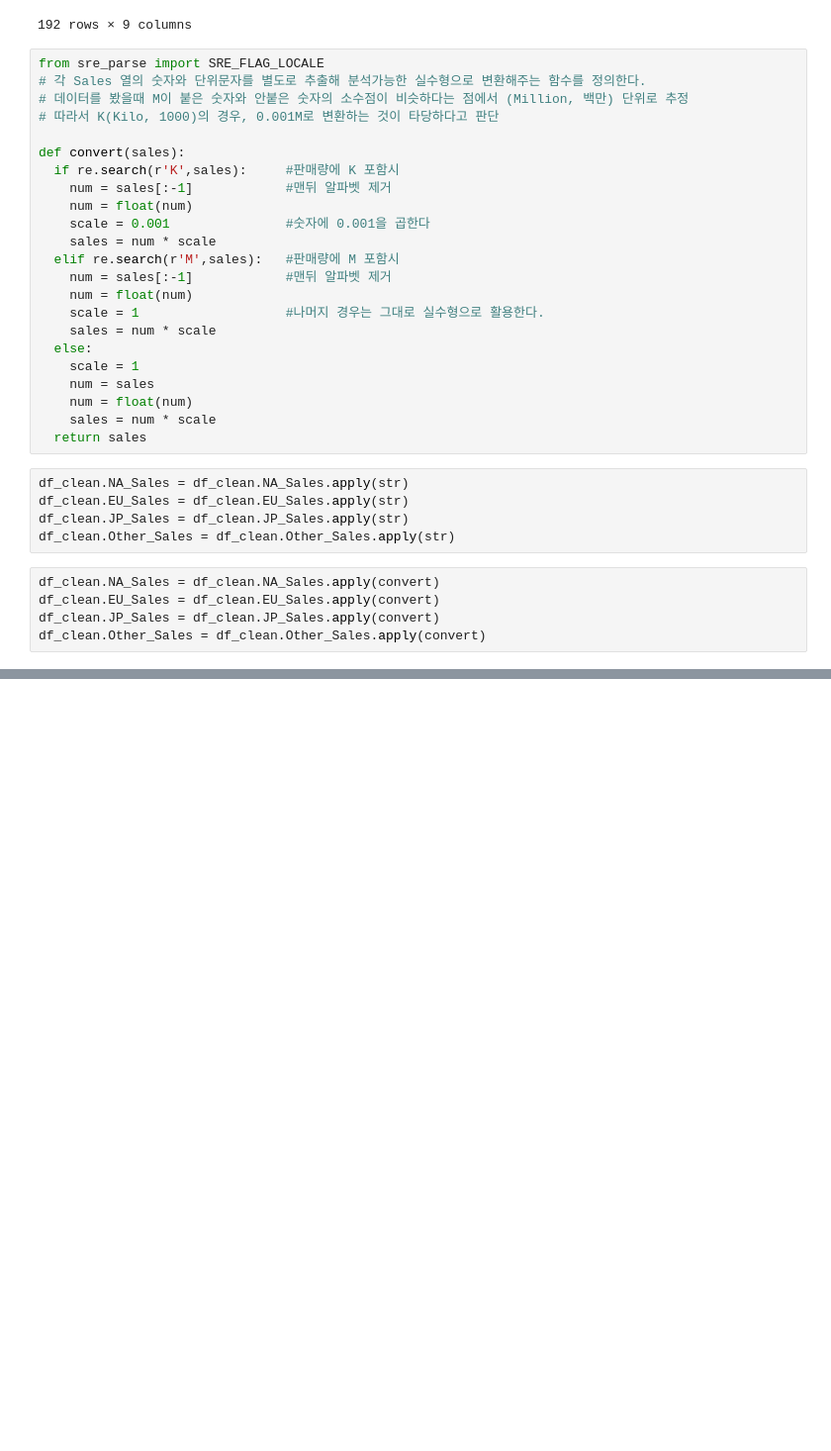
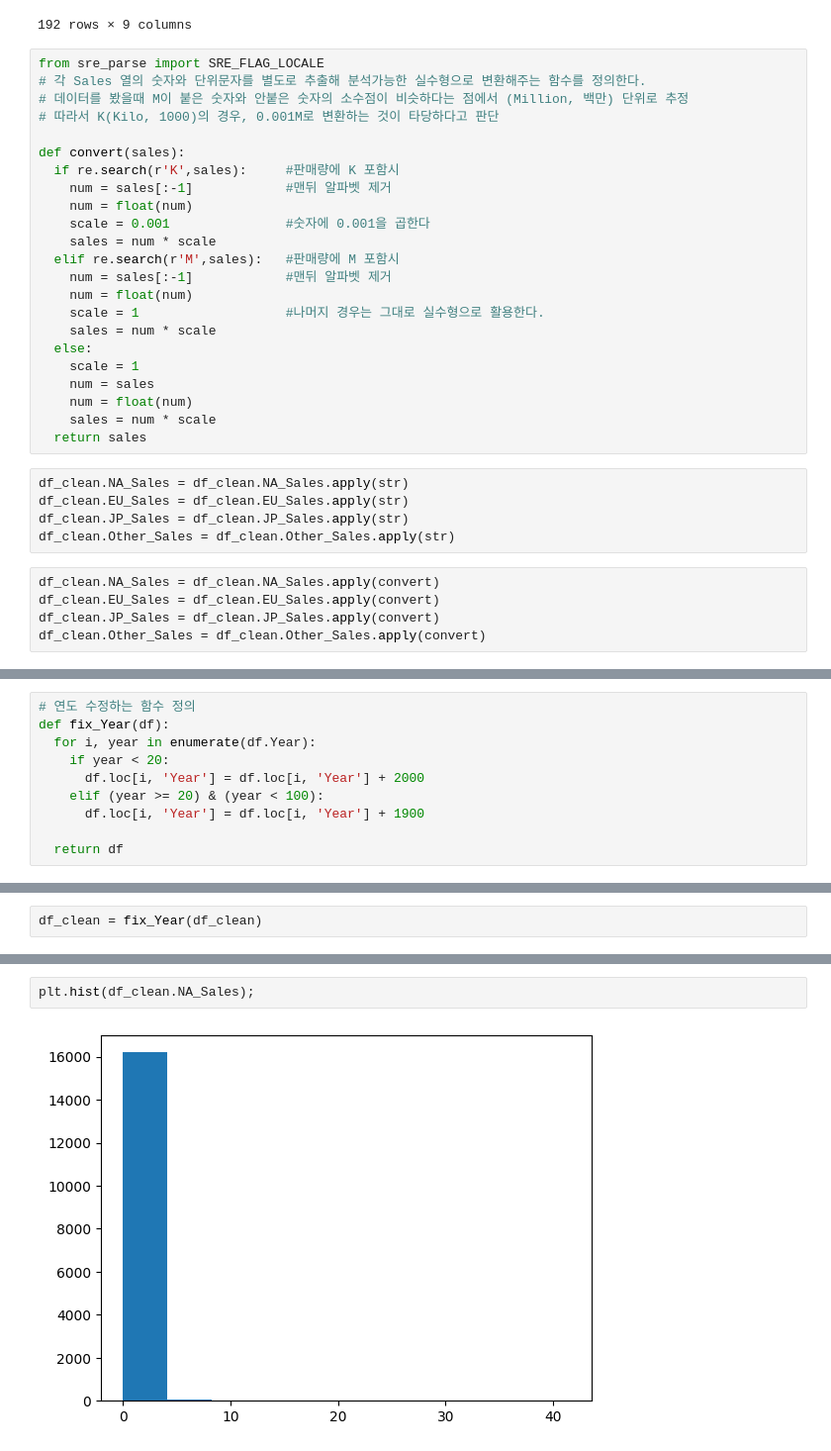
Before and after one commit to dhwan-dj/AIB16_Section1-project, a Jupyter notebook: S1_PJT_AI_16_김동환.ipynb, the cells around one changed output, grey strips where cells are left out. Shown: that part at 99% size. Cells and saved outputs as stored; diff of their text form; blank space fills up the shorter version.

```diff
--- a/S1_PJT_AI_16_김동환.ipynb
+++ b/S1_PJT_AI_16_김동환.ipynb
@@ -234,0 +288,10 @@ df_clean.Other_Sales = df_clean.Other_Sales.apply(convert)
+# %%
+# 연도 수정하는 함수 정의
+def fix_Year(df):
+  for i, year in enumerate(df.Year):
+    if year < 20:
+      df.loc[i, 'Year'] = df.loc[i, 'Year'] + 2000
+    elif (year >= 20) & (year < 100):
+      df.loc[i, 'Year'] = df.loc[i, 'Year'] + 1900
+
+  return df
@@ -234,0 +316,2 @@ df_clean.Other_Sales = df_clean.Other_Sales.apply(convert)
+# %%
+df_clean = fix_Year(df_clean)
@@ -236,0 +349,4 @@ df_clean.Other_Sales = df_clean.Other_Sales.apply(convert)
+# %%
+plt.hist(df_clean.NA_Sales);
+# %% [output]
+[figure, added]
```
Also changed, not shown: parts of 38 cells of this notebook.
